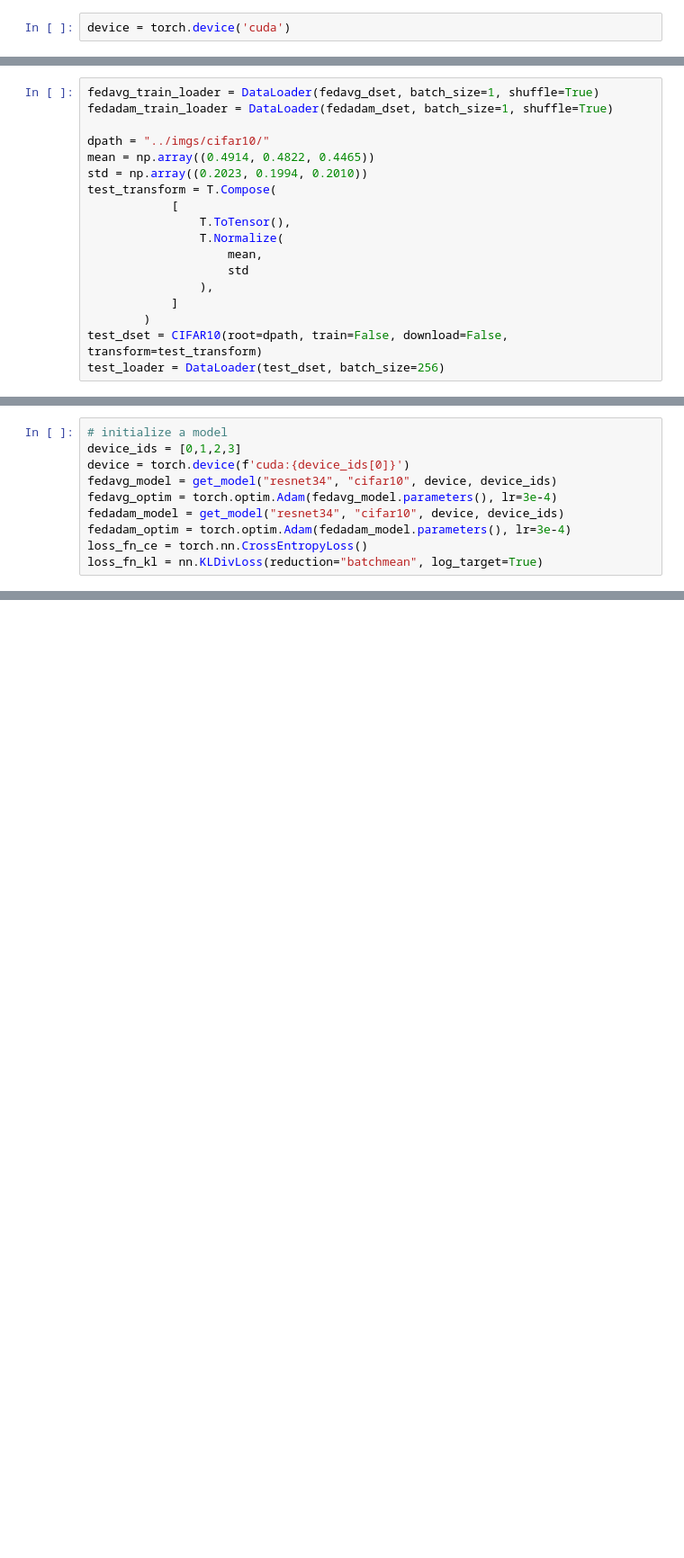
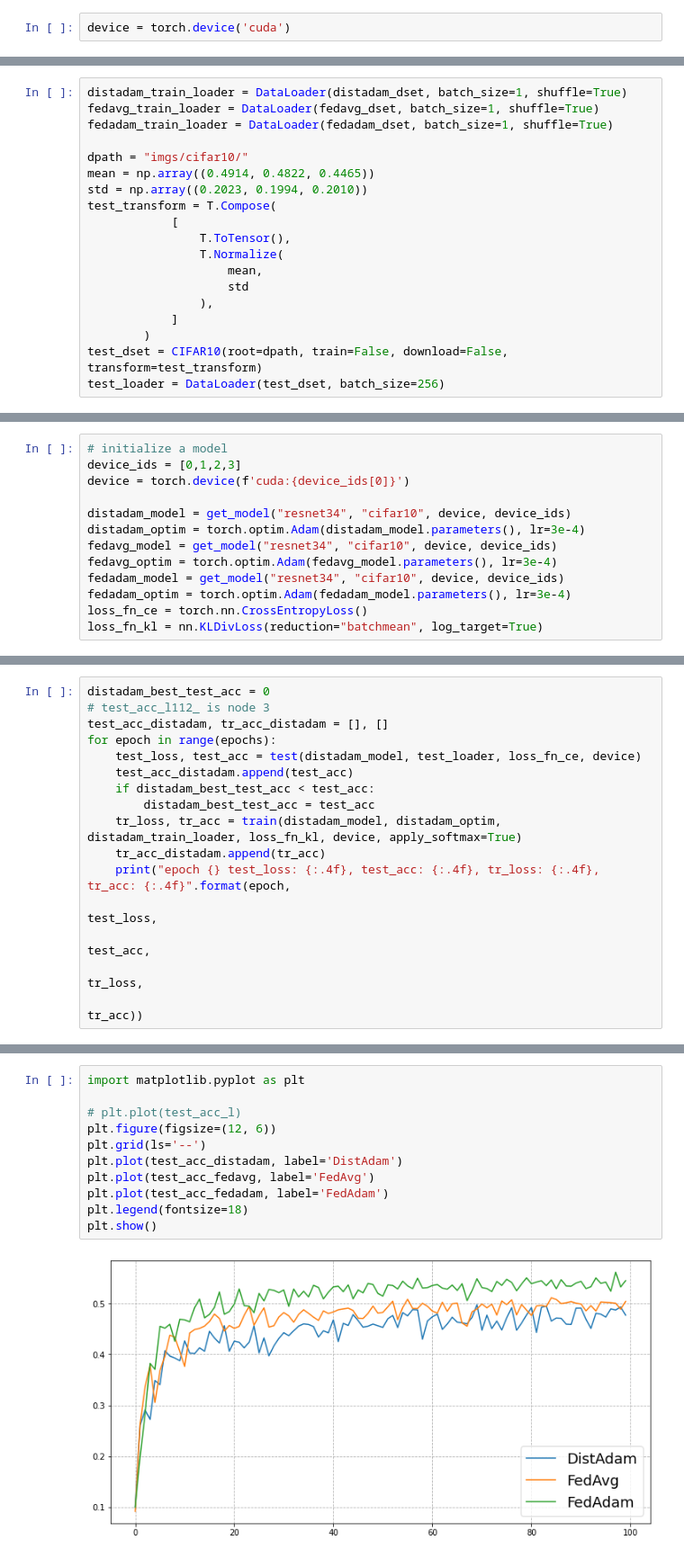
Before and after one commit to GauriGupta19/codream, a Jupyter notebook: viz/node0_stud_acc_vs_teacher_acc-multi_client_sample.ipynb, the cells around one changed output, grey strips where cells are left out. Shown at 90% size. Cells and saved outputs as stored; diff of their text form; blank space fills up the shorter version.

```diff
--- a/viz/node0_stud_acc_vs_teacher_acc-multi_client_sample.ipynb
+++ b/viz/node0_stud_acc_vs_teacher_acc-multi_client_sample.ipynb
@@ -117,9 +135,10 @@ indices = np.random.permutation(len(fedadam_dset))[:112]
 fedadam_dset = Subset(fedadam_dset, indices)
 # %%
+distadam_train_loader = DataLoader(distadam_dset, batch_size=1, shuffle=True)
 fedavg_train_loader = DataLoader(fedavg_dset, batch_size=1, shuffle=True)
 fedadam_train_loader = DataLoader(fedadam_dset, batch_size=1, shuffle=True)
 
-dpath = "../imgs/cifar10/"
+dpath = "imgs/cifar10/"
 mean = np.array((0.4914, 0.4822, 0.4465))
 std = np.array((0.2023, 0.1994, 0.2010))
 test_transform = T.Compose(
@@ -145,6 +166,9 @@ print(len(test_dset))
 # initialize a model
 device_ids = [0,1,2,3]
 device = torch.device(f'cuda:{device_ids[0]}')
+
+distadam_model = get_model("resnet34", "cifar10", device, device_ids)
+distadam_optim = torch.optim.Adam(distadam_model.parameters(), lr=3e-4)
 fedavg_model = get_model("resnet34", "cifar10", device, device_ids)
 fedavg_optim = torch.optim.Adam(fedavg_model.parameters(), lr=3e-4)
 fedadam_model = get_model("resnet34", "cifar10", device, device_ids)
@@ -205,0 +180,16 @@ epoch 99 test_loss: 67.5185, test_acc: 0.5404, tr_loss: 1.0212, tr_acc: 0.9706
+# %%
+distadam_best_test_acc = 0
+# test_acc_l112_ is node 3
+test_acc_distadam, tr_acc_distadam = [], []
+for epoch in range(epochs):
+    test_loss, test_acc = test(distadam_model, test_loader, loss_fn_ce, device)
+    test_acc_distadam.append(test_acc)
+    if distadam_best_test_acc < test_acc:
+        distadam_best_test_acc = test_acc
+    tr_loss, tr_acc = train(distadam_model, distadam_optim, distadam_train_loader, loss_fn_kl, device, apply_softmax=True)
+    tr_acc_distadam.append(tr_acc)
+    print("epoch {} test_loss: {:.4f}, test_acc: {:.4f}, tr_loss: {:.4f}, tr_acc: {:.4f}".format(epoch,
+                                                                                                 test_loss,
+                                                                                                 test_acc,
+                                                                                                 tr_loss,
+                                                                                                 tr_acc))
@@ -221,0 +241,13 @@ plt.show()
+# %%
+import matplotlib.pyplot as plt
+
+# plt.plot(test_acc_l)
+plt.figure(figsize=(12, 6))
+plt.grid(ls='--')
+plt.plot(test_acc_distadam, label='DistAdam')
+plt.plot(test_acc_fedavg, label='FedAvg')
+plt.plot(test_acc_fedadam, label='FedAdam')
+plt.legend(fontsize=18)
+plt.show()
+# %% [output]
+[figure, added]
```
Also changed, not shown: parts of 12 cells of this notebook, 2 other files.
